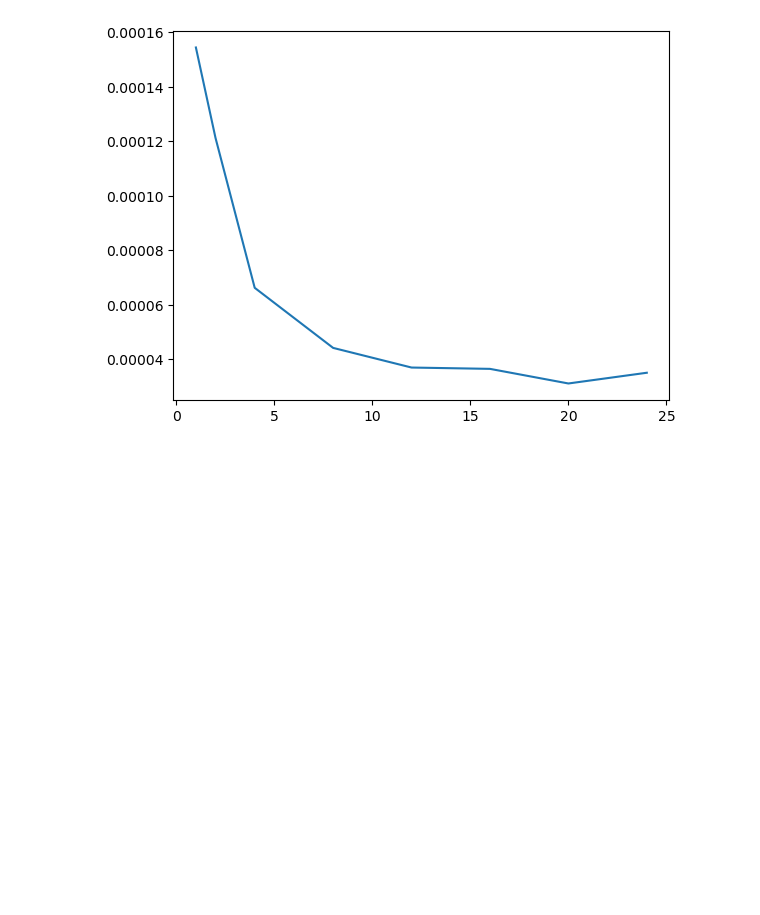
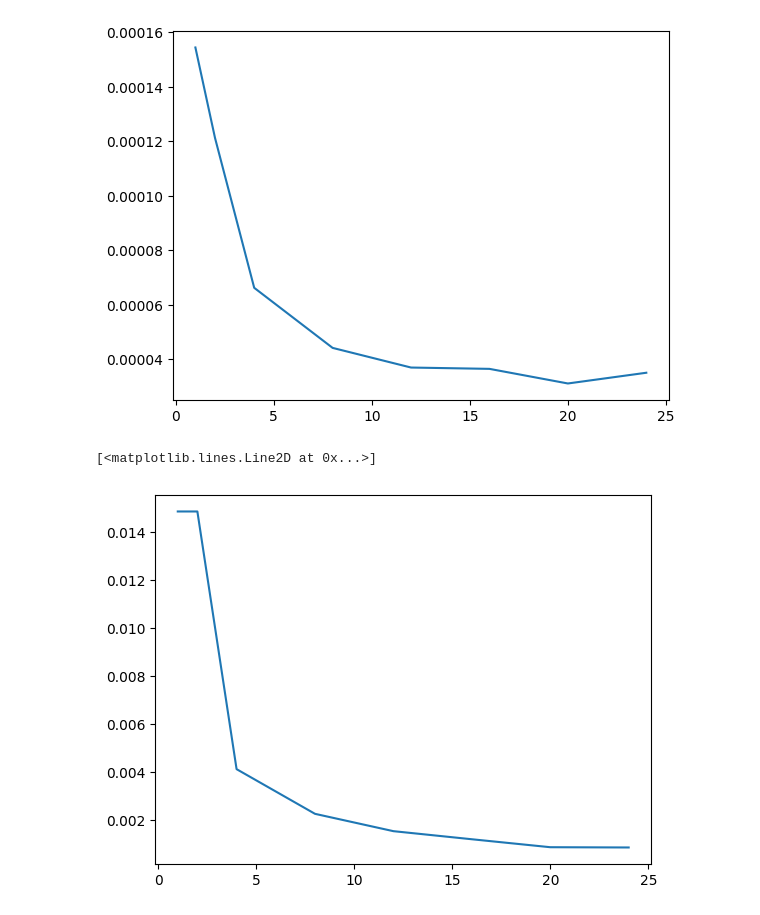
Before and after one commit to cmse822/project-4-openmp-intro-seven-c-s, a Jupyter notebook: Freem_Work/plotting.ipynb, the cells around one changed output. Cells and saved outputs as stored; diff of their text form; code cells hidden in the pictures; blank space fills up the shorter version.

Commit message:
adjust the plot file

```diff
--- a/Freem_Work/plotting.ipynb
+++ b/Freem_Work/plotting.ipynb
@@ -15,3 +15,16 @@ plt.plot(num_threads, mean_data)
 # %% [output]
 [<matplotlib.lines.Line2D at 0x...>]
 [figure]
+# %%
+# Reading data
+master_data = pd.read_csv("MMM_100x100.csv")
+master_data = master_data.to_numpy()
+
+# Removing first 20 entries of each timing to ignore first time load up costs
+mean_data =  np.mean(master_data[21:-1, :], 0)
+num_threads = np.array([1, 2, 4, 8, 12, 16, 20, 24])
+
+plt.plot(num_threads, mean_data)
+# %% [output]
+[<matplotlib.lines.Line2D at 0x...>]
+[figure, added]
```
Also changed, not shown: parts of 1 cell of this notebook.
